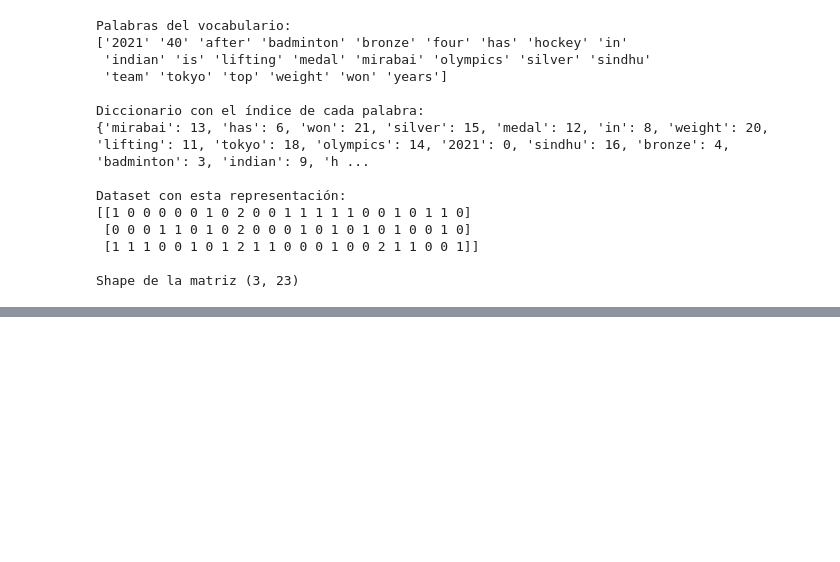
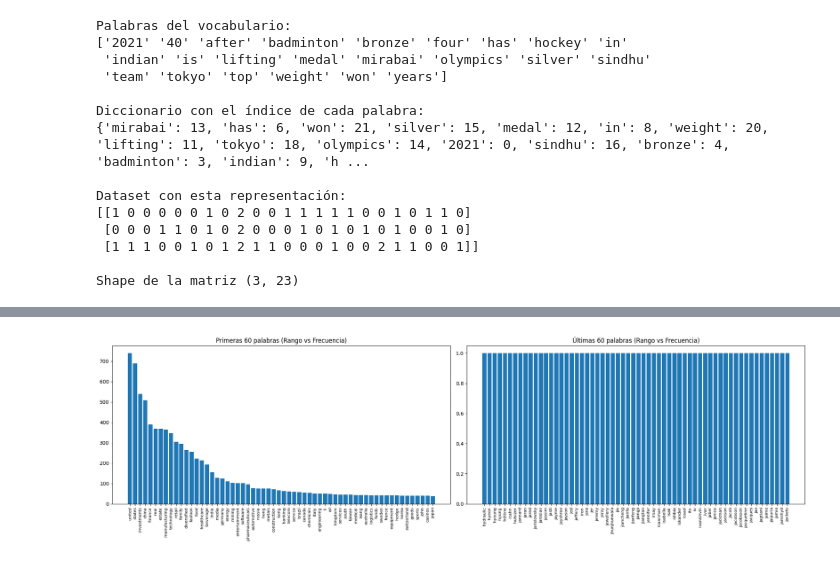
Before and after one commit to kao05/DS_ComplexSystem, a Jupyter notebook: Ley_de_Zipff.ipynb, the cells around one changed output, grey strips where cells are left out. Saved outputs shown, nothing was run; the diff lists cells and outputs as text; code cells hidden in the pictures; blank space fills up the shorter version.

```diff
--- a/Ley_de_Zipff.ipynb
+++ b/Ley_de_Zipff.ipynb
@@ -147,0 +159,18 @@ Shape de la matriz (3, 23)
+# %%
+#@title Importación del dataset y librerias
+import pandas as pd
+import numpy as np
+import matplotlib.pyplot as plt
+from sklearn.feature_extraction.text import CountVectorizer
+from sklearn.linear_model import LinearRegression
+
+# 1. Cargar el dataset de Forbes
+df = pd.read_csv('DS_ComplexSystem/data/forbes_richman.csv', encoding='latin-1')
+
+# 2. Crear el corpus concatenando las columnas textuales
+corpus = (df['Name'].fillna('') + ' ' +
+          df['Country'].fillna('') + ' ' +
+          df['Source'].fillna('') + ' ' +
+          df['Industry'].fillna('')).tolist()
+
+df.head()
@@ -147,0 +184,62 @@ Shape de la matriz (3, 23)
+# %%
+import numpy as np
+import pandas as pd
+import matplotlib.pyplot as plt
+from sklearn.feature_extraction.text import CountVectorizer
+from sklearn.linear_model import LinearRegression
+
+# Instanciar CountVectorizer (sin filtrado inicial de stopwords)
+vectorizer = CountVectorizer()
+bag = vectorizer.fit_transform(corpus)
+
+# Obtener vocabulario y frecuencias globales sumando por columnas (axis=0)
+words = vectorizer.get_feature_names_out()
+counts = bag.toarray().sum(axis=0)
+
+# Crear DataFrame ordenado por frecuencia y asignar Rango
+df_zipf = pd.DataFrame({'word': words, 'frequency': counts})
+df_zipf = df_zipf.sort_values(by='frequency', ascending=False).reset_index(drop=True)
+df_zipf['rank'] = df_zipf.index + 1
+
+# --- Gráficos Quest 1 ---
+# 1. Ajustar el tamaño general de la figura (más ancha)
+plt.figure(figsize=(20, 6))
+
+# Subplot 1: Primeras 60 palabras
+plt.subplot(1, 2, 1)
+plt.bar(df_zipf['word'][:60], df_zipf['frequency'][:60])
+plt.xticks(rotation=90, fontsize=8)  # Se reduce el tamaño del texto para dar espacio
+plt.title("Primeras 60 palabras (Rango vs Frecuencia)")
+
+# Subplot 2: Últimas 60 palabras
+plt.subplot(1, 2, 2)
+plt.bar(df_zipf['word'][-60:], df_zipf['frequency'][-60:])
+plt.xticks(rotation=90, fontsize=8)  # Se reduce el tamaño del texto para dar espacio
+plt.title("Últimas 60 palabras (Rango vs Frecuencia)")
+
+plt.tight_layout()
+plt.show()
+
+# 3. Comprobar Ley de Zipf mediante Regresión Lineal en escala Log-Log
+df_zipf['log_rank'] = np.log10(df_zipf['rank'])
+df_zipf['log_freq'] = np.log10(df_zipf['frequency'])
+
+X = df_zipf[['log_rank']]
+y = df_zipf['log_freq']
+
+reg = LinearRegression().fit(X, y)
+pendiente = reg.coef_[0]
+interseccion = reg.intercept_
+
+plt.figure(figsize=(7, 5))
+plt.scatter(df_zipf['log_rank'], df_zipf['log_freq'], alpha=0.5, label='Datos')
+plt.plot(df_zipf['log_rank'], reg.predict(X), color='red', label=f'Ajuste: y = {pendiente:.2f}x + {interseccion:.2f}')
+plt.xlabel(r'$\log_{10}(\text{Rango})$')
+plt.ylabel(r'$\log_{10}(\text{Frecuencia})$')
+plt.title("Ley de Zipf - Escala Logarítmica")
+plt.legend()
+plt.show()
+
+print(f"Pendiente de la ley de potencias: {pendiente:.4f}")
+# %% [output]
+[figure, added]
```
Also changed, not shown: parts of 6 cells of this notebook.
